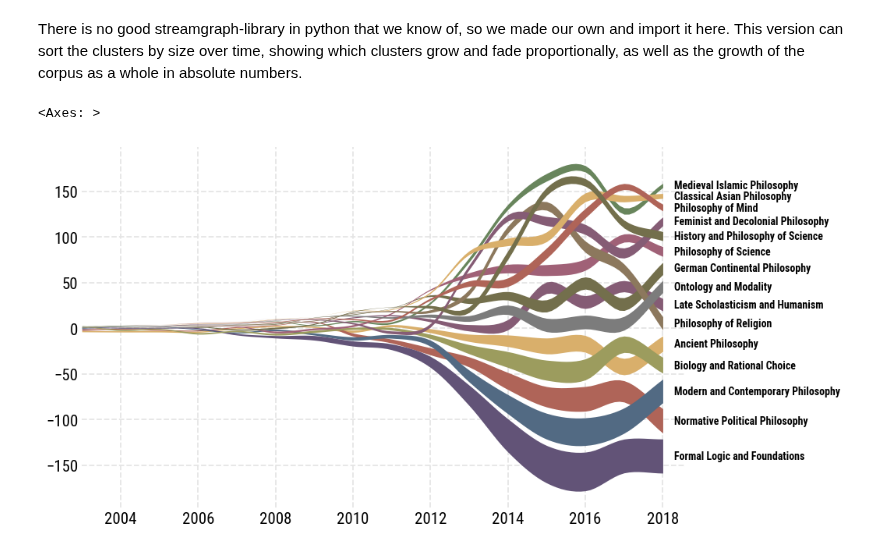
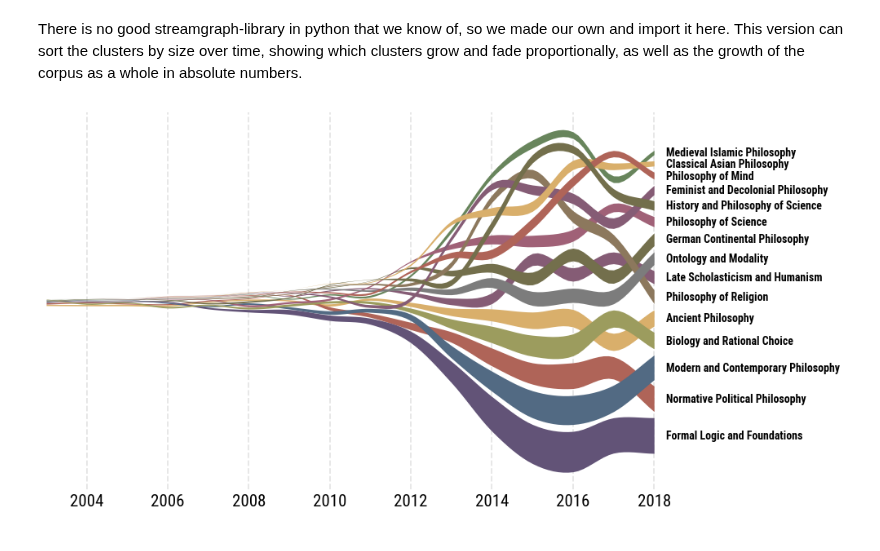
Before and after one commit to MNoichl/data-driven-philosophy-GAP2025, a Jupyter notebook: workbook_01_text_analysis.ipynb, the cells around one changed output. Cells and saved outputs as stored; diff of their text form; code cells hidden in the pictures.

```diff
--- a/workbook_01_text_analysis.ipynb
+++ b/workbook_01_text_analysis.ipynb
@@ -483,15 +483,15 @@ There is no good streamgraph-library in python that we know of, so we made our o
 # %%
 from utils.streamgraph import plot_streamgraph
 # 2) curved edges only, values unchanged
 plot_streamgraph(X_stream,
                  Y_stream,
                  labels=cluster_labels_to_plot,
                 sorted_streams=True,
                 margin_frac=0.4,
                 smooth_window=3,
                 cmap=custom_color_map,
                 curve_samples=7, label_position='end',label_color='black',
     )
+plt.gca().yaxis.set_visible(False)
 # %% [output]
-<Axes: >
-[figure, old version]
+[figure, new version]
```
Also changed, not shown: 3 other files.
